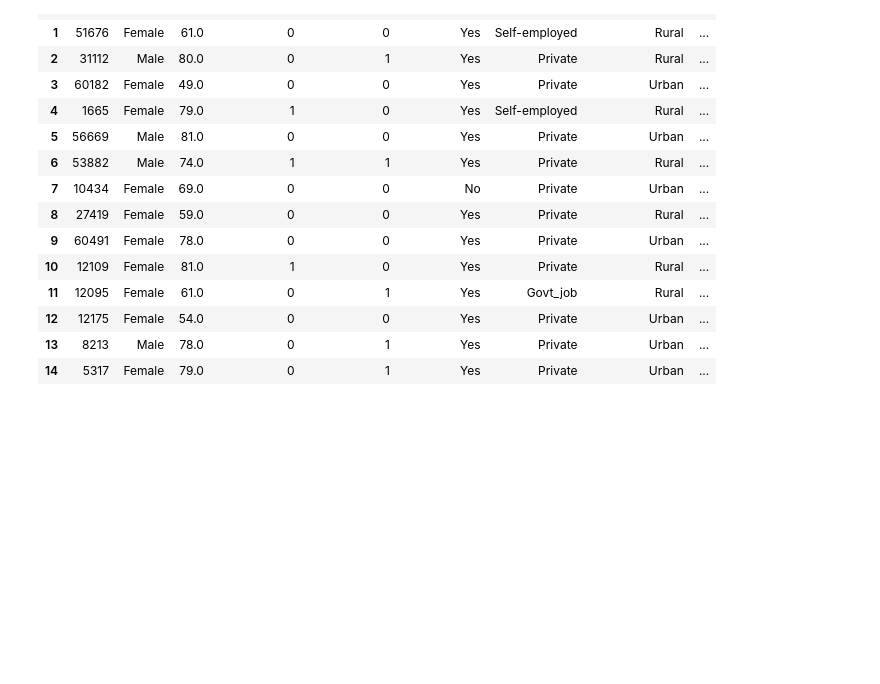
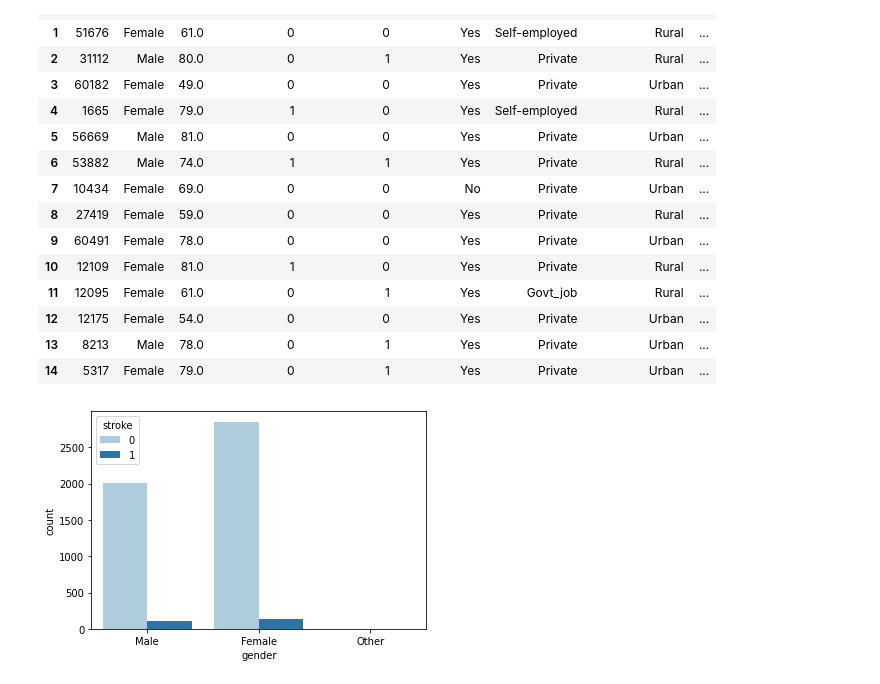
Before and after one commit to kavyachigurupati/StrokePrediction, a Jupyter notebook: Dataset_Visualization.ipynb, the cells around one changed output. Drawn from its saved outputs; the diff is of its cells as text; code cells hidden in the pictures; blank space fills up the shorter version.

Commit message:
Updated the Visualization

```diff
--- a/Dataset_Visualization.ipynb
+++ b/Dataset_Visualization.ipynb
@@ -56,3 +66,7 @@ stroke_pf.head(15)
 | 12 | 12175 | Female | 54.0 | 0 | 0 | Yes | Private | Urban | ... |
 | 13 | 8213 | Male | 78.0 | 0 | 1 | Yes | Private | Urban | ... |
 | 14 | 5317 | Female | 79.0 | 0 | 1 | Yes | Private | Urban | ... |
+# %%
+sns.countplot(x=stroke_pf['gender'], palette="Paired", hue=stroke_pf['stroke']);
+# %% [output]
+[figure, added]
```
Also changed, not shown: parts of 21 cells of this notebook.
